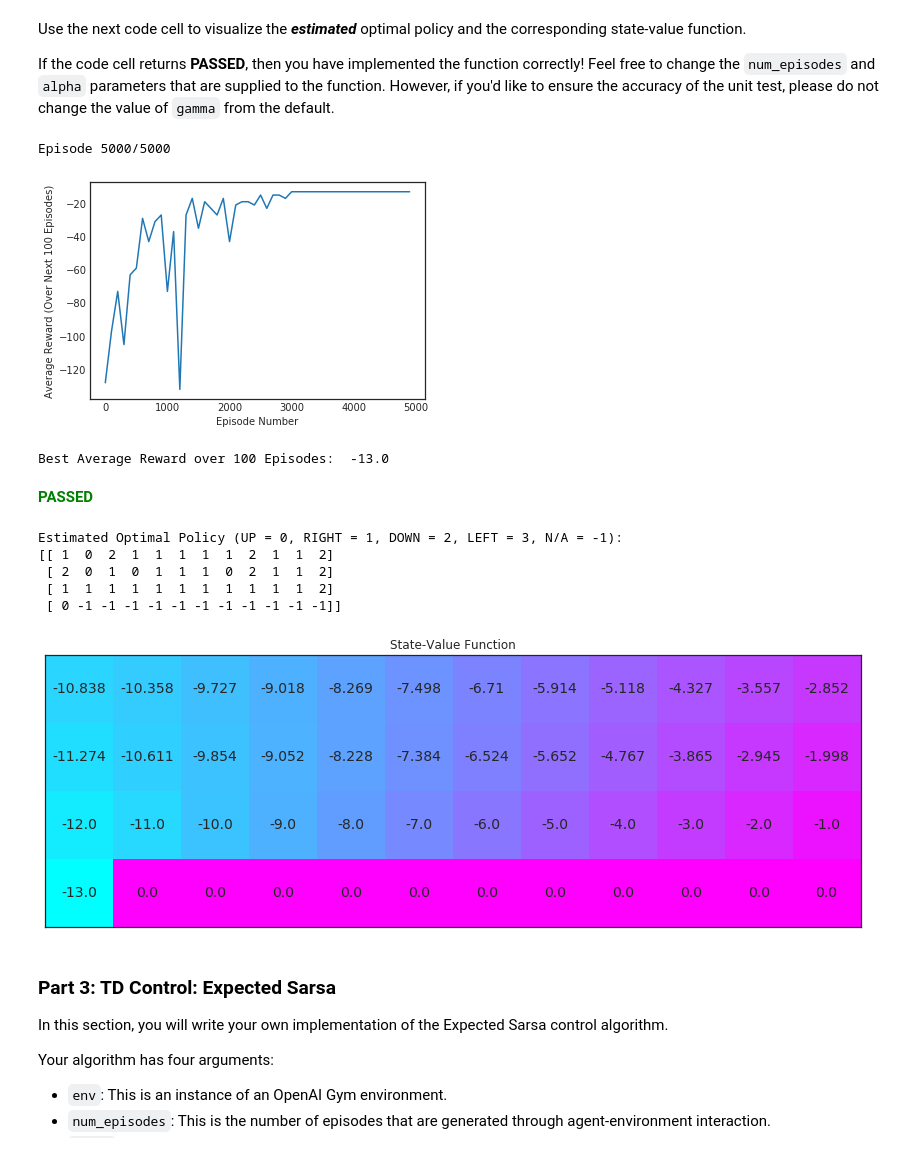
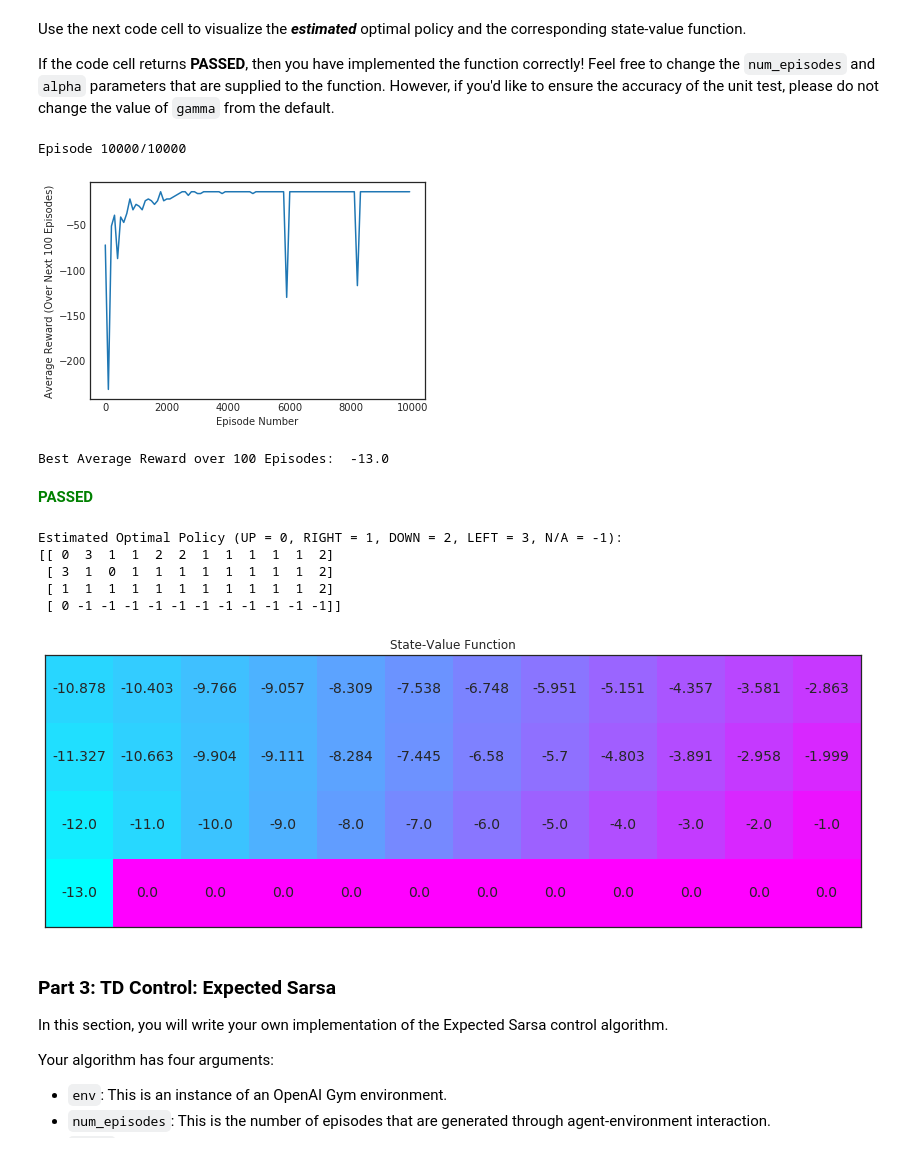
Before and after one commit to kurohi/deepreinforcement-udacity, a Jupyter notebook: temporal-difference/Temporal_Difference.ipynb, the cells around one changed output. Saved outputs shown, nothing was run; the diff lists cells and outputs as text; code cells hidden in the pictures.

```diff
--- a/temporal-difference/Temporal_Difference.ipynb
+++ b/temporal-difference/Temporal_Difference.ipynb
@@ -104,9 +104,9 @@ def sarsa(env, num_episodes, alpha, gamma=1.0):
     Q = defaultdict(lambda: np.zeros(env.nA))
     # initialize performance monitor
     tmp_score = []
-    avg_score = []
+    avg_score_sarsa = []
     plot_every = 100
-    e = 1.0
+    e = 0.01
     e_decay = 0.9
     e_min = 0.01
     # loop over episodes
@@ -117,7 +117,7 @@ def sarsa(env, num_episodes, alpha, gamma=1.0):
             sys.stdout.flush()
 
 
-        e = max(e*e_decay, e_min)
+        #e = max(e*e_decay, e_min)
         score = 0
         state = env.reset()
         action = epsilon_greedy(Q, state, env.nA, e)
@@ -134,22 +134,22 @@ def sarsa(env, num_episodes, alpha, gamma=1.0):
                 Q[state][action] = update_Q_sarsa(alpha, gamma, Q, state, action, reward)
                 break
         if (i_episode % plot_every == 0):
-            avg_score.append(np.mean(score))
+            avg_score_sarsa.append(np.mean(score))
     # plot performance
-    plt.plot(np.linspace(0,num_episodes,len(avg_score),endpoint=False), np.asarray(avg_score))
+    plt.plot(np.linspace(0,num_episodes,len(avg_score_sarsa),endpoint=False), np.asarray(avg_score_sarsa))
     plt.xlabel('Episode Number')
     plt.ylabel('Average Reward (Over Next %d Episodes)' % plot_every)
     plt.show()
     # print best 100-episode performance
-    print(('Best Average Reward over %d Episodes: ' % plot_every), np.max(avg_score))
-    return Q
+    print(('Best Average Reward over %d Episodes: ' % plot_every), np.max(avg_score_sarsa))
+    return Q, avg_score_sarsa
 # %% [markdown]
 Use the next code cell to visualize the **_estimated_** optimal policy and the corresponding state-value function.
 
 If the code cell returns **PASSED**, then you have implemented the function correctly!  Feel free to change the `num_episodes` and `alpha` parameters that are supplied to the function.  However, if you'd like to ensure the accuracy of the unit test, please do not change the value of `gamma` from the default.
 # %%
 # obtain the estimated optimal policy and corresponding action-value function
-Q_sarsa = sarsa(env, 5000, .01)
+Q_sarsa, avg_score_sarsa = sarsa(env, 10000, .01)
 
 # print the estimated optimal policy
 policy_sarsa = np.array([np.argmax(Q_sarsa[key]) if key in Q_sarsa else -1 for key in np.arange(48)]).reshape(4,12)
@@ -203,9 +203,9 @@ def q_learning(env, num_episodes, alpha, gamma=1.0):
     Q = defaultdict(lambda: np.zeros(env.nA))
     # initialize performance monitor
     tmp_score = []
-    avg_score = []
+    avg_score_q = []
     plot_every = 100
-    e = 1.0
+    e = 0.01
     e_decay = 0.9
     e_min = 0.01
     # loop over episodes
@@ -216,7 +216,7 @@ def q_learning(env, num_episodes, alpha, gamma=1.0):
             sys.stdout.flush()
 
 
-        e = max(e*e_decay, e_min)
+        #e = max(e*e_decay, e_min)
         score = 0
         state = env.reset()
         action = epsilon_greedy(Q, state, env.nA, e)
@@ -233,42 +233,42 @@ def q_learning(env, num_episodes, alpha, gamma=1.0):
                 Q[state][action] = update_Q_learning(alpha, gamma, Q, state, action, reward)
                 break
         if (i_episode % plot_every == 0):
-            avg_score.append(np.mean(score))
+            avg_score_q.append(np.mean(score))
     # plot performance
-    plt.plot(np.linspace(0,num_episodes,len(avg_score),endpoint=False), np.asarray(avg_score))
+    plt.plot(np.linspace(0,num_episodes,len(avg_score_q),endpoint=False), np.asarray(avg_score_q))
     plt.xlabel('Episode Number')
     plt.ylabel('Average Reward (Over Next %d Episodes)' % plot_every)
     plt.show()
     # print best 100-episode performance
-    print(('Best Average Reward over %d Episodes: ' % plot_every), np.max(avg_score))
-    return Q
+    print(('Best Average Reward over %d Episodes: ' % plot_every), np.max(avg_score_q))
+    return Q, avg_score_q
 # %% [markdown]
 Use the next code cell to visualize the **_estimated_** optimal policy and the corresponding state-value function.
 
 If the code cell returns **PASSED**, then you have implemented the function correctly!  Feel free to change the `num_episodes` and `alpha` parameters that are supplied to the function.  However, if you'd like to ensure the accuracy of the unit test, please do not change the value of `gamma` from the default.
 # %%
 # obtain the estimated optimal policy and corresponding action-value function
-Q_sarsamax = q_learning(env, 5000, .01)
+Q_sarsamax,avg_score_q = q_learning(env, 10000, .01)
 
 # print the estimated optimal policy
 policy_sarsamax = np.array([np.argmax(Q_sarsamax[key]) if key in Q_sarsamax else -1 for key in np.arange(48)]).reshape((4,12))
 check_test.run_check('td_control_check', policy_sarsamax)
 print("\nEstimated Optimal Policy (UP = 0, RIGHT = 1, DOWN = 2, LEFT = 3, N/A = -1):")
 print(policy_sarsamax)
 
 # plot the estimated optimal state-value function
 plot_values([np.max(Q_sarsamax[key]) if key in Q_sarsamax else 0 for key in np.arange(48)])
 # %% [output]
-Episode 5000/5000
+Episode 10000/10000
-[figure, old version]
+[figure, new version]
 Best Average Reward over 100 Episodes:  -13.0
 **<span style="color: green;">PASSED</span>**
 Estimated Optimal Policy (UP = 0, RIGHT = 1, DOWN = 2, LEFT = 3, N/A = -1):
-[[ 1  0  2  1  1  1  1  1  2  1  1  2]
- [ 2  0  1  0  1  1  1  0  2  1  1  2]
+[[ 0  3  1  1  2  2  1  1  1  1  1  2]
+ [ 3  1  0  1  1  1  1  1  1  1  1  2]
  [ 1  1  1  1  1  1  1  1  1  1  1  2]
  [ 0 -1 -1 -1 -1 -1 -1 -1 -1 -1 -1 -1]]
-[figure, old version]
+[figure, new version]
 # %% [markdown]
 ### Part 3: TD Control: Expected Sarsa
 
```
Also changed, not shown: parts of 6 cells of this notebook.
